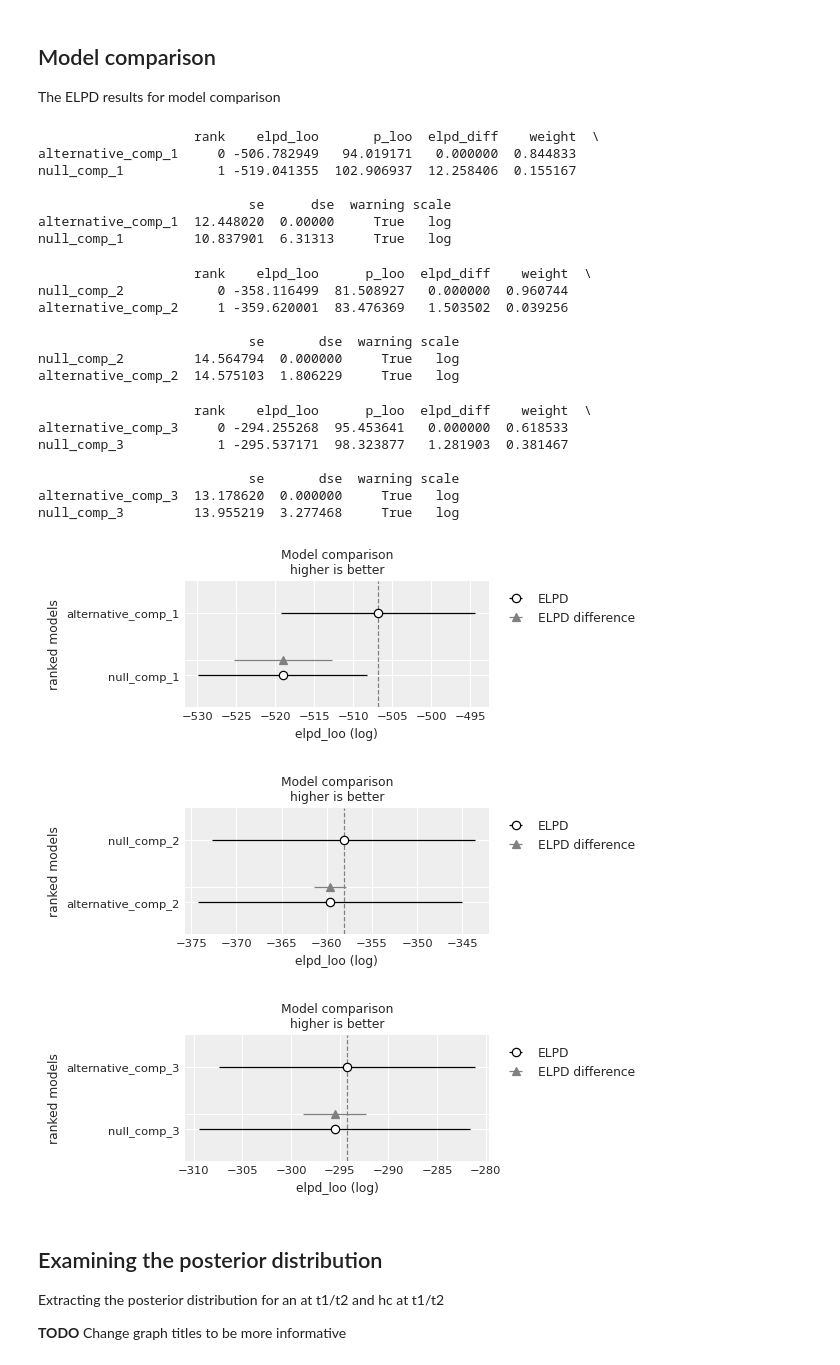
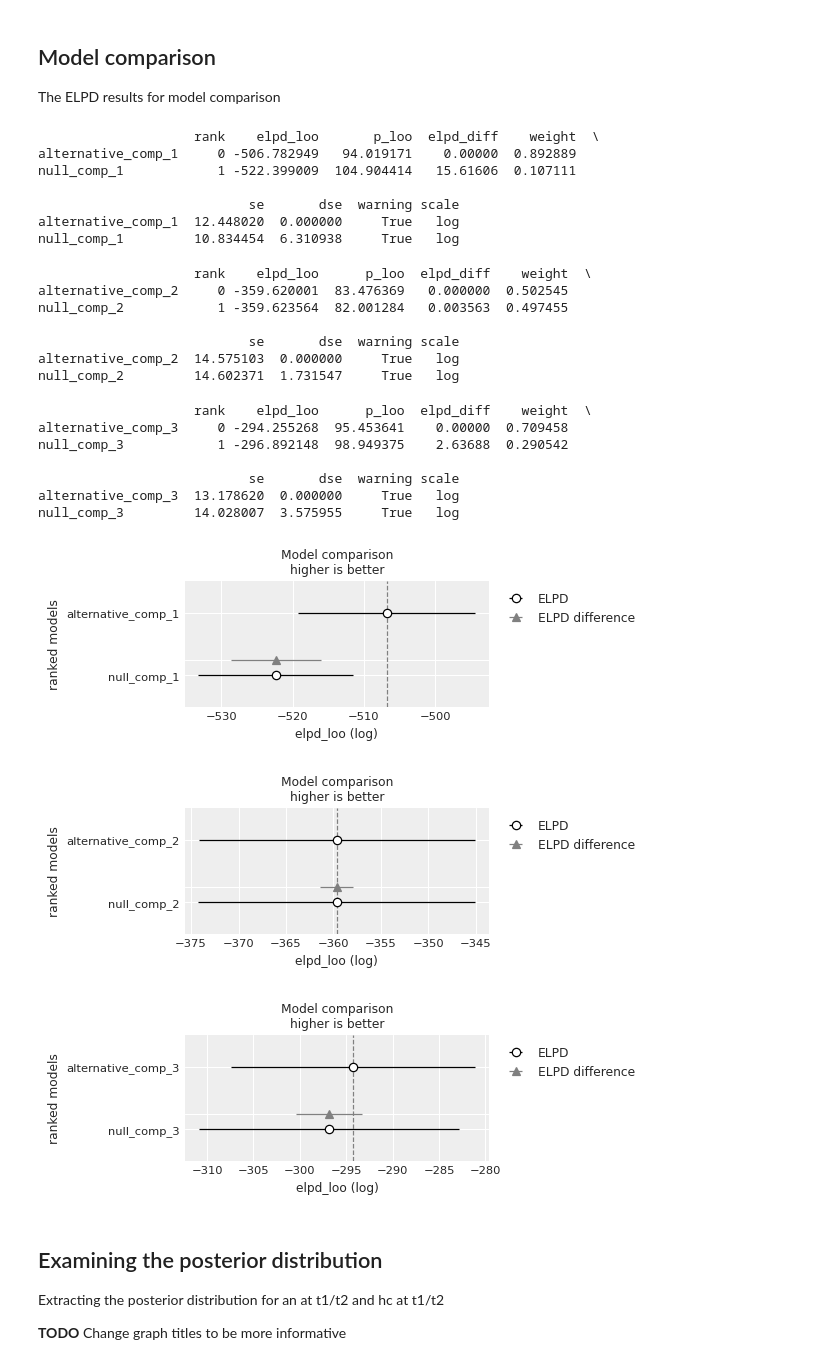
Before and after one commit to WMDA/BB_data, a Jupyter notebook: BB_data/analysis_scripts/bayes_models_analyse_results.ipynb, the cells around one changed output. Cells and saved outputs as stored; diff of their text form; code cells hidden in the pictures.

Commit message:
Updated notebooks to reflect new null modelling

```diff
--- a/BB_data/analysis_scripts/bayes_models_analyse_results.ipynb
+++ b/BB_data/analysis_scripts/bayes_models_analyse_results.ipynb
@@ -14,6 +14,7 @@ az.style.use("arviz-darkgrid")
 models_summary = load_pickle('saved_models')
 fitted_models = load_pickle('fitted_models')
 pca_df = load_data('BEACON', 'pca_df')
+null_models = load_pickle('fitted_models_additional_null_models')
 # %%
 comp = ['comp_1', 'comp_2','comp_3']
 variables = ['Intercept', 'group', 'variable', 'group:variable', 'value_sigma', '1|participants_sigma']
@@ -133,34 +137,34 @@ az.summary(fitted_models['null']['comp_3'], var_names=['1|participants_sigma'],
 The ELPD results for model comparison
 # %%
 for component in comp:
-    az_comparison = az.compare({f'null_{component}' : fitted_models['null'][component], f'alternative_{component}': fitted_models['alt'][component]})
+    az_comparison = az.compare({f'null_{component}' : null_models[component], f'alternative_{component}': fitted_models['alt'][component]})
     print(az_comparison)
     az.plot_compare(az_comparison)
 # %% [output]
                     rank    elpd_loo       p_loo  elpd_diff    weight  \
-alternative_comp_1     0 -506.782949   94.019171   0.000000  0.844833
-null_comp_1            1 -519.041355  102.906937  12.258406  0.155167
+alternative_comp_1     0 -506.782949   94.019171    0.00000  0.892889
+null_comp_1            1 -522.399009  104.904414   15.61606  0.107111
 
-                           se      dse  warning scale
-alternative_comp_1  12.448020  0.00000     True   log
-null_comp_1         10.837901  6.31313     True   log
+                           se       dse  warning scale
+alternative_comp_1  12.448020  0.000000     True   log
+null_comp_1         10.834454  6.310938     True   log
                     rank    elpd_loo      p_loo  elpd_diff    weight  \
-null_comp_2            0 -358.116499  81.508927   0.000000  0.960744
-alternative_comp_2     1 -359.620001  83.476369   1.503502  0.039256
+alternative_comp_2     0 -359.620001  83.476369   0.000000  0.502545
+null_comp_2            1 -359.623564  82.001284   0.003563  0.497455
 
                            se       dse  warning scale
-null_comp_2         14.564794  0.000000     True   log
-alternative_comp_2  14.575103  1.806229     True   log
+alternative_comp_2  14.575103  0.000000     True   log
+null_comp_2         14.602371  1.731547     True   log
                     rank    elpd_loo      p_loo  elpd_diff    weight  \
-alternative_comp_3     0 -294.255268  95.453641   0.000000  0.618533
-null_comp_3            1 -295.537171  98.323877   1.281903  0.381467
+alternative_comp_3     0 -294.255268  95.453641    0.00000  0.709458
+null_comp_3            1 -296.892148  98.949375    2.63688  0.290542
 
                            se       dse  warning scale
 alternative_comp_3  13.178620  0.000000     True   log
-null_comp_3         13.955219  3.277468     True   log
+null_comp_3         14.028007  3.575955     True   log
-[figure, old version]
+[figure, new version]
-[figure, old version]
+[figure, new version]
-[figure, old version]
+[figure, new version]
 # %% [markdown]
 ## Examining the posterior distribution
 
```
Also changed, not shown: parts of 5 cells of this notebook.
